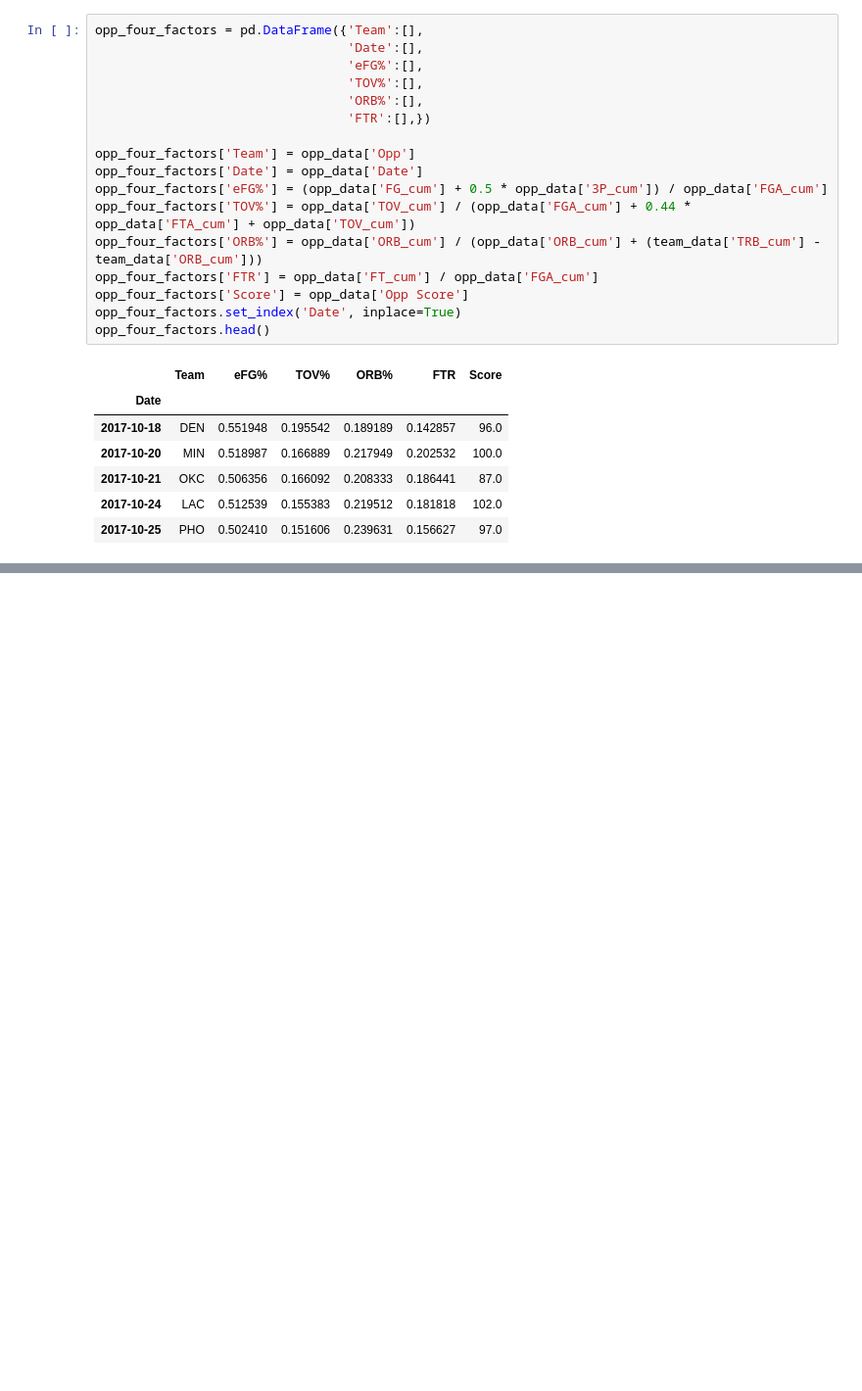
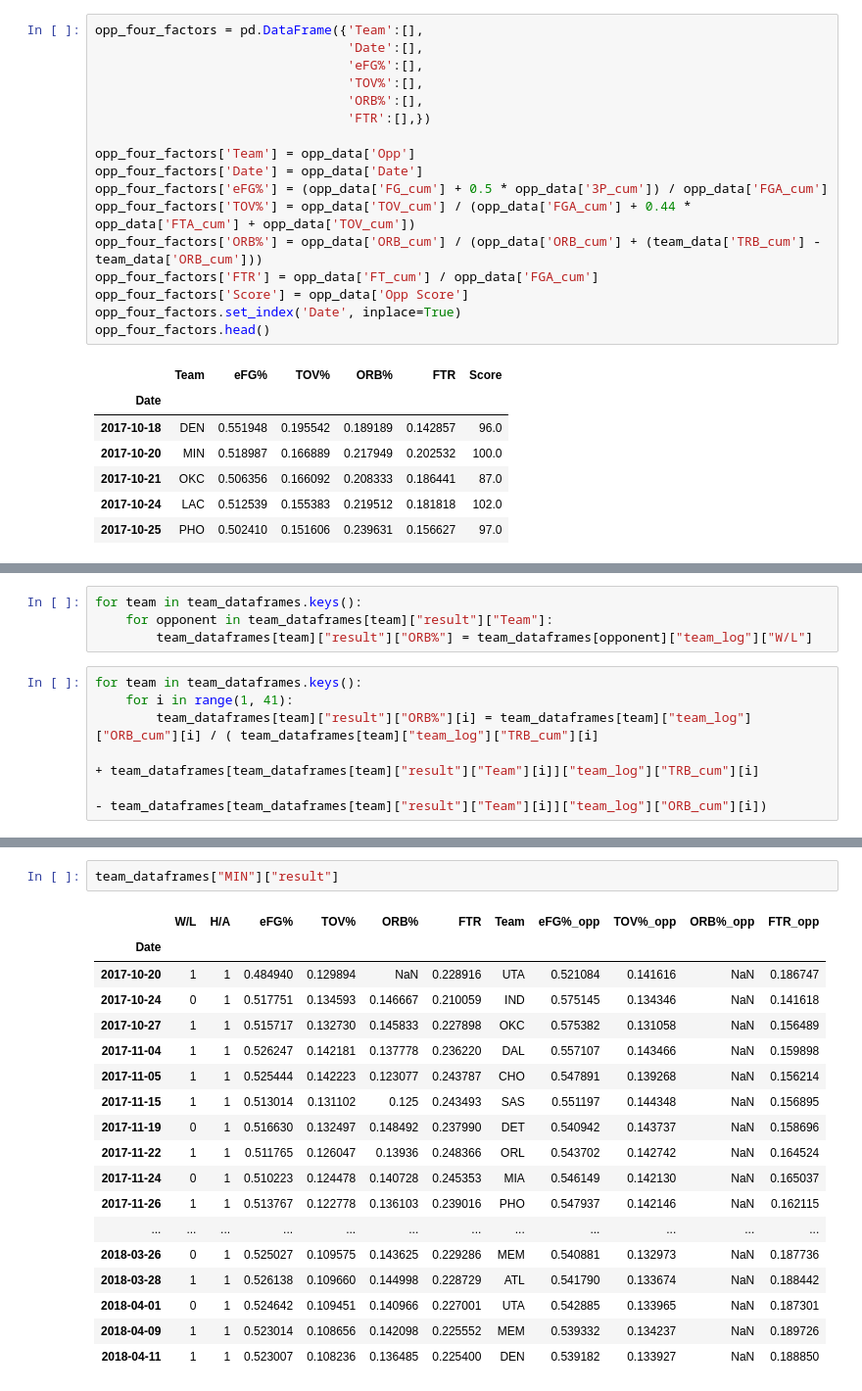
Before and after one commit to zachjoachim7/Volume3PortfolioProject, a Jupyter notebook: Volume 3 Portfolio Project Data Cleaning.ipynb, the cells around one changed output, grey strips where cells are left out. Shown: that part at 98% size. Cells and saved outputs as stored; diff of their text form; blank space fills up the shorter version.

```diff
--- a/Volume 3 Portfolio Project Data Cleaning.ipynb
+++ b/Volume 3 Portfolio Project Data Cleaning.ipynb
@@ -166,0 +260,10 @@ result
+# %%
+for team in team_dataframes.keys():
+    for opponent in team_dataframes[team]["result"]["Team"]:
+        team_dataframes[team]["result"]["ORB%"] = team_dataframes[opponent]["team_log"]["W/L"]
+# %%
+for team in team_dataframes.keys():
+    for i in range(1, 41):
+        team_dataframes[team]["result"]["ORB%"][i] = team_dataframes[team]["team_log"]["ORB_cum"][i] / ( team_dataframes[team]["team_log"]["TRB_cum"][i]
+                                                                                                   + team_dataframes[team_dataframes[team]["result"]["Team"][i]]["team_log"]["TRB_cum"][i]
+                                                                                                   - team_dataframes[team_dataframes[team]["result"]["Team"][i]]["team_log"]["ORB_cum"][i])
@@ -166,0 +296,21 @@ result
+# %%
+team_dataframes["MIN"]["result"]
+# %% [output]
+|  | W/L | H/A | eFG% | TOV% | ORB% | FTR | Team | eFG%_opp | TOV%_opp | ORB%_opp | FTR_opp |
+| Date |  |  |  |  |  |  |  |  |  |  |  |
+| 2017-10-20 | 1 | 1 | 0.484940 | 0.129894 | NaN | 0.228916 | UTA | 0.521084 | 0.141616 | NaN | 0.186747 |
+| 2017-10-24 | 0 | 1 | 0.517751 | 0.134593 | 0.146667 | 0.210059 | IND | 0.575145 | 0.134346 | NaN | 0.141618 |
+| 2017-10-27 | 1 | 1 | 0.515717 | 0.132730 | 0.145833 | 0.227898 | OKC | 0.575382 | 0.131058 | NaN | 0.156489 |
+| 2017-11-04 | 1 | 1 | 0.526247 | 0.142181 | 0.137778 | 0.236220 | DAL | 0.557107 | 0.143466 | NaN | 0.159898 |
+| 2017-11-05 | 1 | 1 | 0.525444 | 0.142223 | 0.123077 | 0.243787 | CHO | 0.547891 | 0.139268 | NaN | 0.156214 |
+| 2017-11-15 | 1 | 1 | 0.513014 | 0.131102 | 0.125 | 0.243493 | SAS | 0.551197 | 0.144348 | NaN | 0.156895 |
+| 2017-11-19 | 0 | 1 | 0.516630 | 0.132497 | 0.148492 | 0.237990 | DET | 0.540942 | 0.143737 | NaN | 0.158696 |
+| 2017-11-22 | 1 | 1 | 0.511765 | 0.126047 | 0.13936 | 0.248366 | ORL | 0.543702 | 0.142742 | NaN | 0.164524 |
+| 2017-11-24 | 0 | 1 | 0.510223 | 0.124478 | 0.140728 | 0.245353 | MIA | 0.546149 | 0.142130 | NaN | 0.165037 |
+| 2017-11-26 | 1 | 1 | 0.513767 | 0.122778 | 0.136103 | 0.239016 | PHO | 0.547937 | 0.142146 | NaN | 0.162115 |
+| ... | ... | ... | ... | ... | ... | ... | ... | ... | ... | ... | ... |
+| 2018-03-26 | 0 | 1 | 0.525027 | 0.109575 | 0.143625 | 0.229286 | MEM | 0.540881 | 0.132973 | NaN | 0.187736 |
+| 2018-03-28 | 1 | 1 | 0.526138 | 0.109660 | 0.144998 | 0.228729 | ATL | 0.541790 | 0.133674 | NaN | 0.188442 |
+| 2018-04-01 | 0 | 1 | 0.524642 | 0.109451 | 0.140966 | 0.227001 | UTA | 0.542885 | 0.133965 | NaN | 0.187301 |
+| 2018-04-09 | 1 | 1 | 0.523014 | 0.108656 | 0.142098 | 0.225552 | MEM | 0.539332 | 0.134237 | NaN | 0.189726 |
+| 2018-04-11 | 1 | 1 | 0.523007 | 0.108236 | 0.136485 | 0.225400 | DEN | 0.539182 | 0.133927 | NaN | 0.188850 |
```
Also changed, not shown: parts of 8 cells of this notebook, 1 other file.
